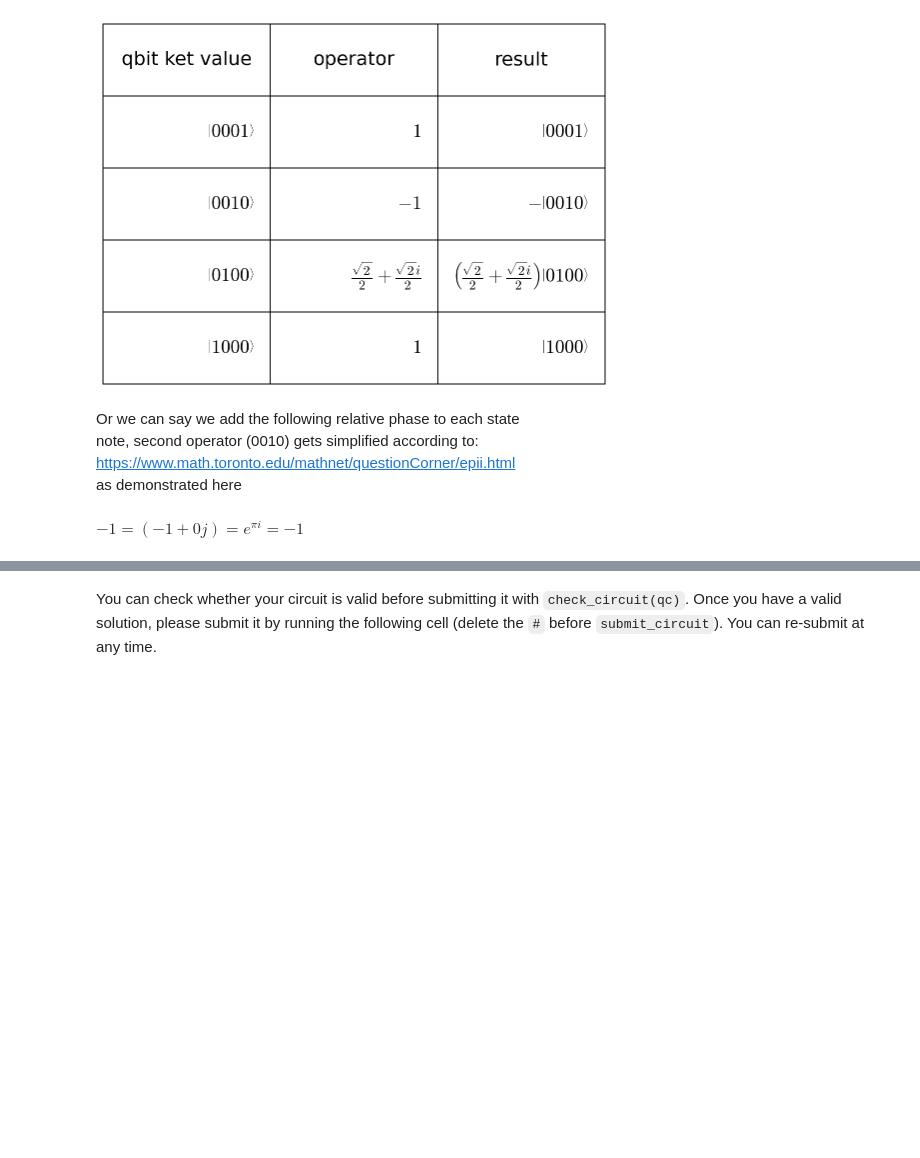
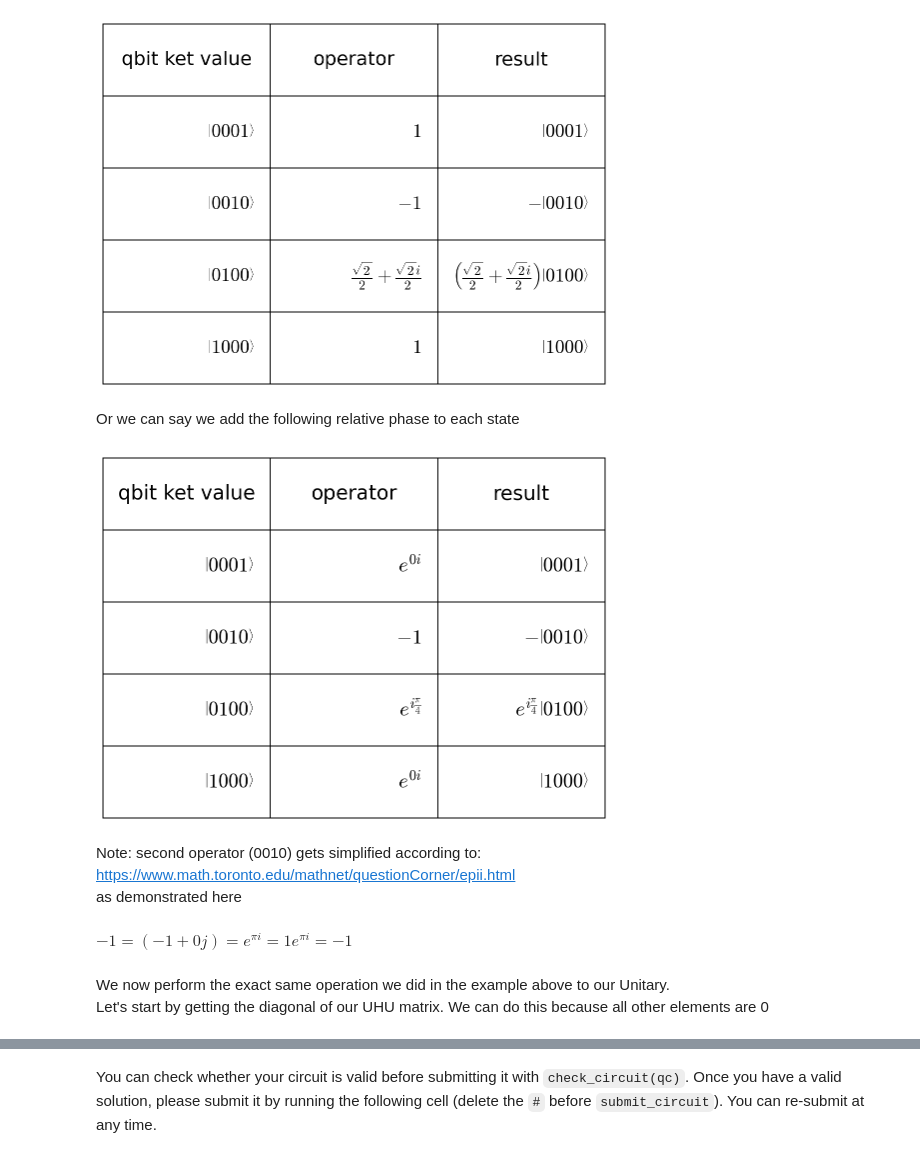
Before and after one commit to jacopomaroli/IBM_may4_challenge_solution, a Jupyter notebook: ex04/Challenge4_CircuitDecomposition.ipynb, the cells around one changed output, grey strips where cells are left out. Saved outputs shown, nothing was run; the diff lists cells and outputs as text; code cells hidden in the pictures; blank space fills up the shorter version.

```diff
--- a/ex04/Challenge4_CircuitDecomposition.ipynb
+++ b/ex04/Challenge4_CircuitDecomposition.ipynb
@@ -486,9 +487,37 @@ plt.show()
 #display(sym.dsolve(sym.N(test_circuit_unitary_diagonal[0])))
 # %% [output]
 [figure]
+# %% [markdown]
+Or we can say we add the following relative phase to each state
+# %%
+table_data = []
+
+test_unitary_diagonal_phase = []
+
+for idx, operator in enumerate(test_unitary_diagonal_raw): #test_circuit_unitary_diagonal_raw
+    R = sym.nsimplify(np.abs(operator), constants=[sym.sqrt(2), sym.pi])
+    theta = sym.nsimplify(np.angle(operator), constants=[sym.sqrt(2), sym.pi])
+    exp = sym.sympify('R*exp(I*theta)',locals={'R':R,'theta':theta}, evaluate=False)
+    test_unitary_diagonal_phase.append(exp)
+
+for idx, operator in enumerate(test_unitary_diagonal_phase):
+    ketval = 0b1 << idx
+    ket_args = [int(x) for x in '{:04b}'.format(ketval)]
+    ket_val = Ket(*ket_args)
+    ket_val_latex = r"${}$".format(sym.latex(ket_val))
+    operator_latex = r"${}$".format(sym.latex(operator))
+    result_latex = r"${}$".format(sym.latex(operator * ket_val))
+    table_data.append([ket_val_latex, operator_latex, result_latex])
+
+collabel=("qbit ket value", "operator", "result")
+gen_table(table_data, collabel, figsize=(3,6), font_size=20, table_scale=(3,6))
+plt.show()
+
+#val = test_circuit_unitary_diagonal_raw[0]
+# %% [output]
+[figure, added]
 # %% [markdown]
-Or we can say we add the following relative phase to each state
-note, second operator (0010) gets simplified according to: https://www.math.toronto.edu/mathnet/questionCorner/epii.html
+Note: second operator (0010) gets simplified according to: https://www.math.toronto.edu/mathnet/questionCorner/epii.html
 as demonstrated here
 # %%
 val = -1+.0j
@@ -500,7 +529,11 @@ theta_sym = sym.nsimplify(theta, constants=[sym.pi])
 # i (lowercase) is a cheat to prevent semplification. Real constant is I (uppercase)
 exp1 = sym.sympify('R*exp(i*theta)',locals={'R':R_sym,'theta':theta_sym}, evaluate=False)
 exp2 = sym.sympify('R*exp(I*theta)',locals={'R':R_sym,'theta':theta_sym}, evaluate=False)
-result = "$-1 = {} = {} = {}$".format(sym.latex(val), sym.latex(exp1), sym.latex(exp2))
+exp3 = r'1e^{\pi i}'
+result = "$-1 = {} = {} = {} = {}$".format(sym.latex(val), sym.latex(exp1), exp3, sym.latex(exp2))
 display(Math(result))
 # %% [output]
-$\displaystyle -1 = (-1+0j) = e^{\pi i} = -1$
+$\displaystyle -1 = (-1+0j) = e^{\pi i} = 1e^{\pi i} = -1$
+# %% [markdown]
+We now perform the exact same operation we did in the example above to our Unitary.
+Let's start by getting the diagonal of our UHU matrix. We can do this because all other elements are 0
```
Also changed, not shown: parts of 33 cells of this notebook.
